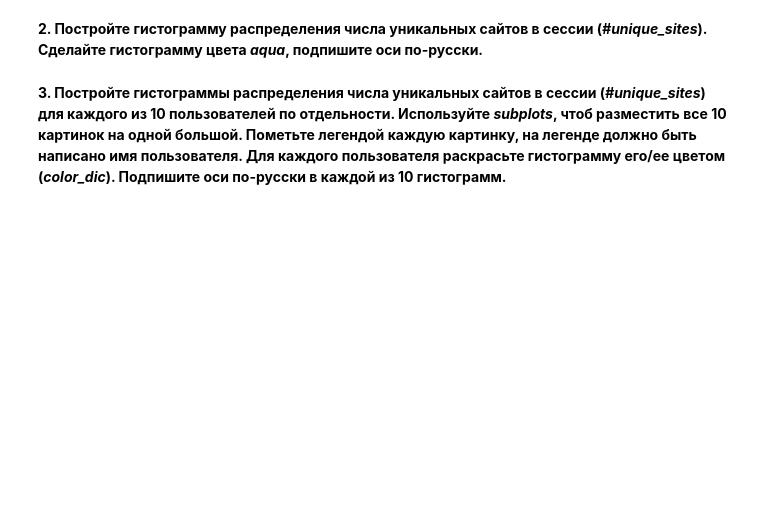
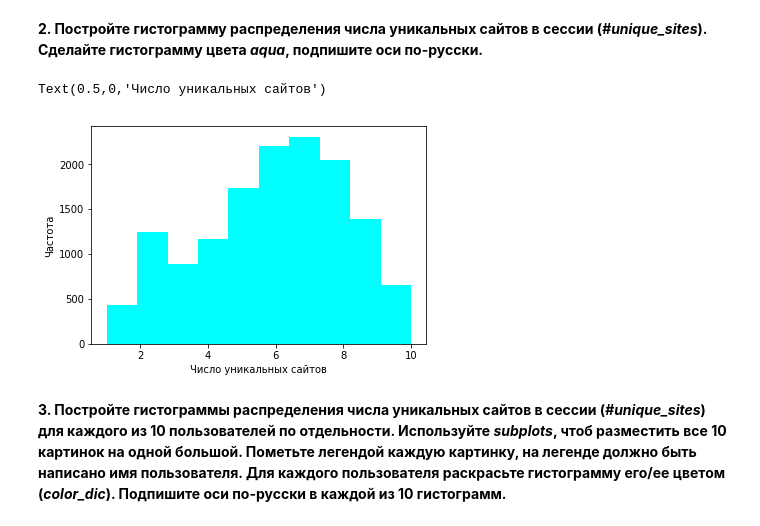
Before and after one commit to EIvanova3/elka, a Jupyter notebook: week3_visual_analysis_and_fe.ipynb, the cells around one changed output. Saved outputs shown, nothing was run; the diff lists cells and outputs as text; code cells hidden in the pictures; blank space fills up the shorter version.

```diff
--- a/week3_visual_analysis_and_fe.ipynb
+++ b/week3_visual_analysis_and_fe.ipynb
@@ -300,3 +262,10 @@ train_data_10users['#unique_sites']  ''' ВАШ КОД ЗДЕСЬ '''
+# %%
+train_data_10users['#unique_sites'].plot(kind='hist', color='aqua')
+plt.ylabel('Частота')
+plt.xlabel('Число уникальных сайтов')
+# %% [output]
+Text(0.5,0,'Число уникальных сайтов')
+[figure, added]
 # %% [markdown]
 **3. Постройте гистограммы распределения числа уникальных сайтов в сессии (*#unique_sites*) для каждого из 10 пользователей по отдельности. Используйте *subplots*, чтоб разместить все 10 картинок на одной большой. Пометьте легендой каждую картинку, на легенде должно быть написано имя пользователя. Для каждого пользователя раскрасьте гистограмму его/ее цветом (*color_dic*). Подпишите оси по-русски в каждой из 10 гистограмм.**
 # %%
```
Also changed, not shown: parts of 28 cells of this notebook, 1 other file.
